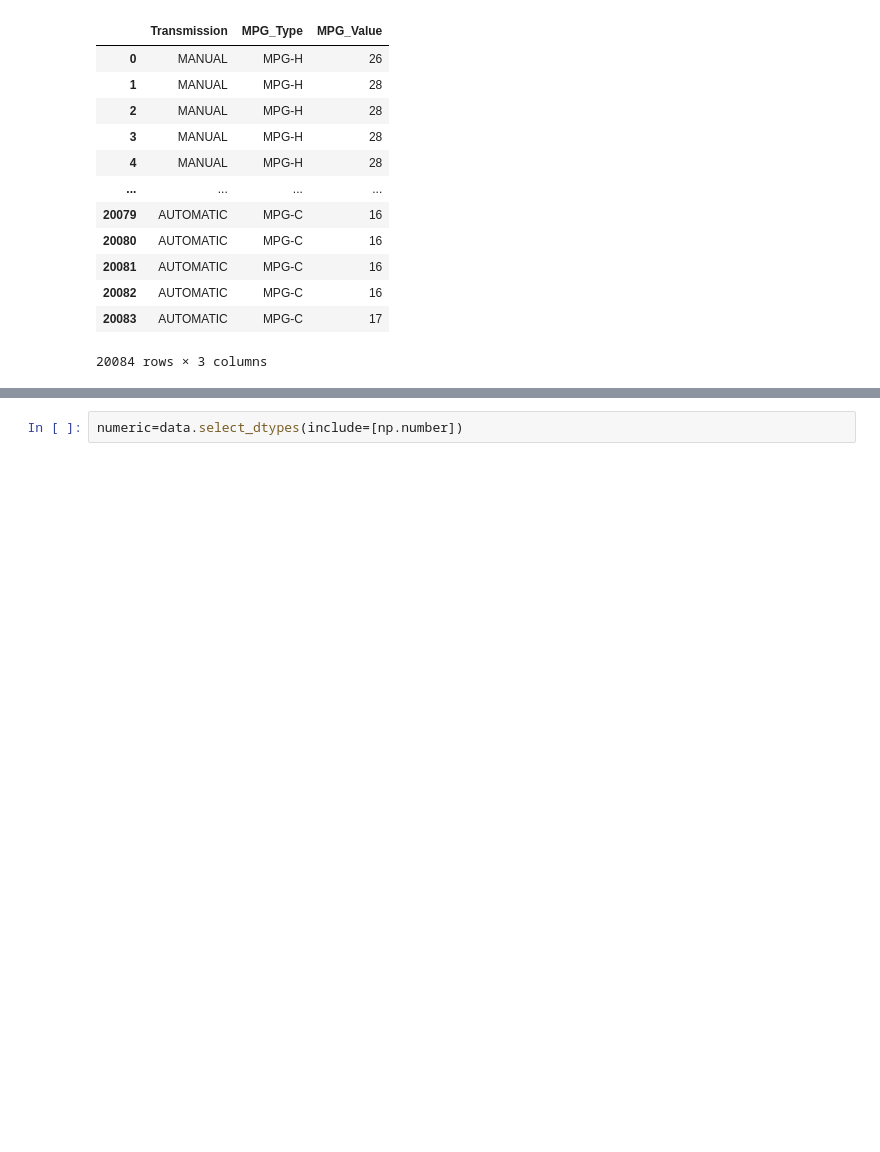
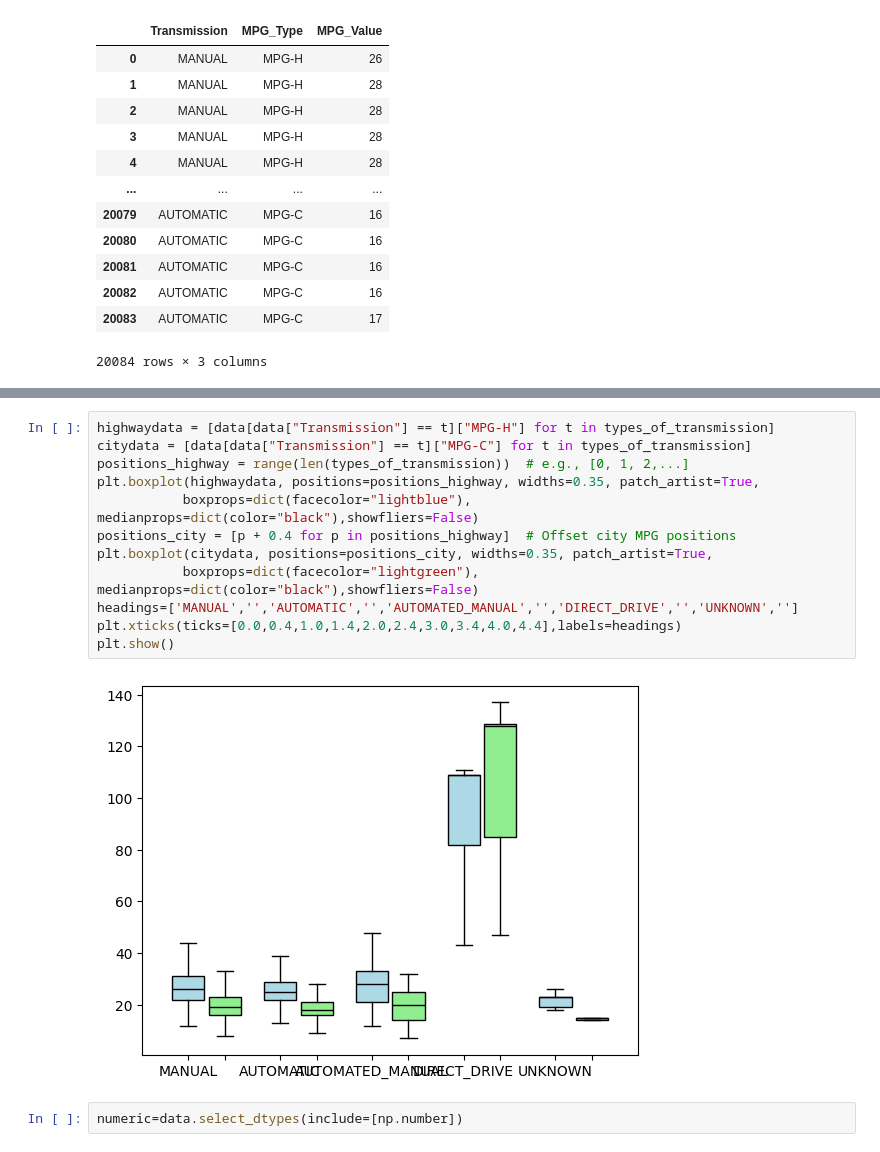
Before and after one commit to dpatil23/Grid-Intelligence-ML, a Jupyter notebook: Assignment_1_230343.ipynb, the cells around one changed output, grey strips where cells are left out. Cells and saved outputs as stored; diff of their text form; blank space fills up the shorter version.

```diff
--- a/Assignment_1_230343.ipynb
+++ b/Assignment_1_230343.ipynb
@@ -447,3 +448,17 @@ plt.show()
+# %%
+highwaydata = [data[data["Transmission"] == t]["MPG-H"] for t in types_of_transmission]
+citydata = [data[data["Transmission"] == t]["MPG-C"] for t in types_of_transmission]
+positions_highway = range(len(types_of_transmission))  # e.g., [0, 1, 2,...]
+plt.boxplot(highwaydata, positions=positions_highway, widths=0.35, patch_artist=True,
+           boxprops=dict(facecolor="lightblue"), medianprops=dict(color="black"),showfliers=False)
+positions_city = [p + 0.4 for p in positions_highway]  # Offset city MPG positions
+plt.boxplot(citydata, positions=positions_city, widths=0.35, patch_artist=True,
+           boxprops=dict(facecolor="lightgreen"), medianprops=dict(color="black"),showfliers=False)
+headings=['MANUAL','','AUTOMATIC','','AUTOMATED_MANUAL','','DIRECT_DRIVE','','UNKNOWN','']
+plt.xticks(ticks=[0.0,0.4,1.0,1.4,2.0,2.4,3.0,3.4,4.0,4.4],labels=headings)
+plt.show()
+# %% [output]
+[figure, added]
 # %%
 numeric=data.select_dtypes(include=[np.number])
 # %%
```
Also changed, not shown: parts of 1 cell of this notebook.
